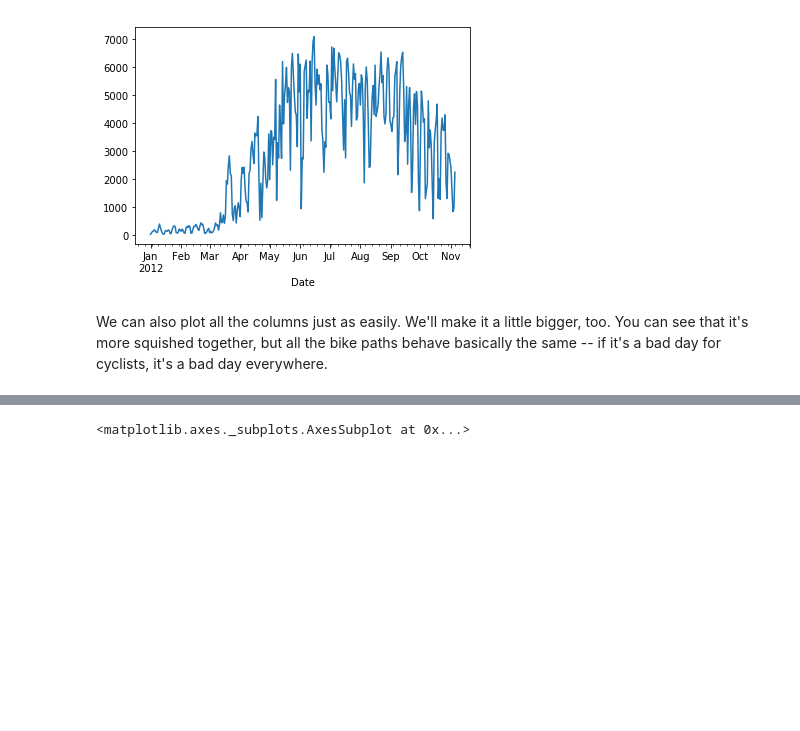
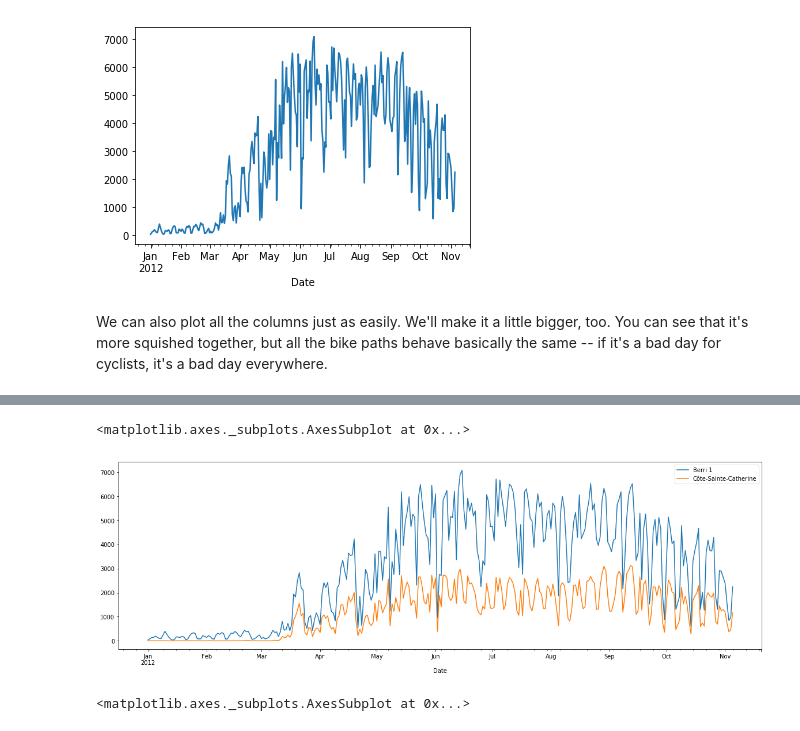
Before and after one commit to hemangbehl/CMPE-255-Fa18-Data_Mining_updated, a Jupyter notebook: Activity-data-1.ipynb, the cells around one changed output, grey strips where cells are left out. Saved outputs shown, nothing was run; the diff lists cells and outputs as text; code cells hidden in the pictures; blank space fills up the shorter version.

```diff
--- a/Activity-data-1.ipynb
+++ b/Activity-data-1.ipynb
@@ -86,3 +103,8 @@ You can see that it's more squished together, but all the bike paths behave basi
+# %%
+fixed_df.iloc[:,[0,2]].plot(figsize=(20, 6))
+# %% [output]
+<matplotlib.axes._subplots.AxesSubplot at 0x...>
+[figure, added]
 # %%
 fixed_df.plot(figsize=(15, 10))
 # %% [output]
```
Also changed, not shown: parts of 5 cells of this notebook, 10 other files.
